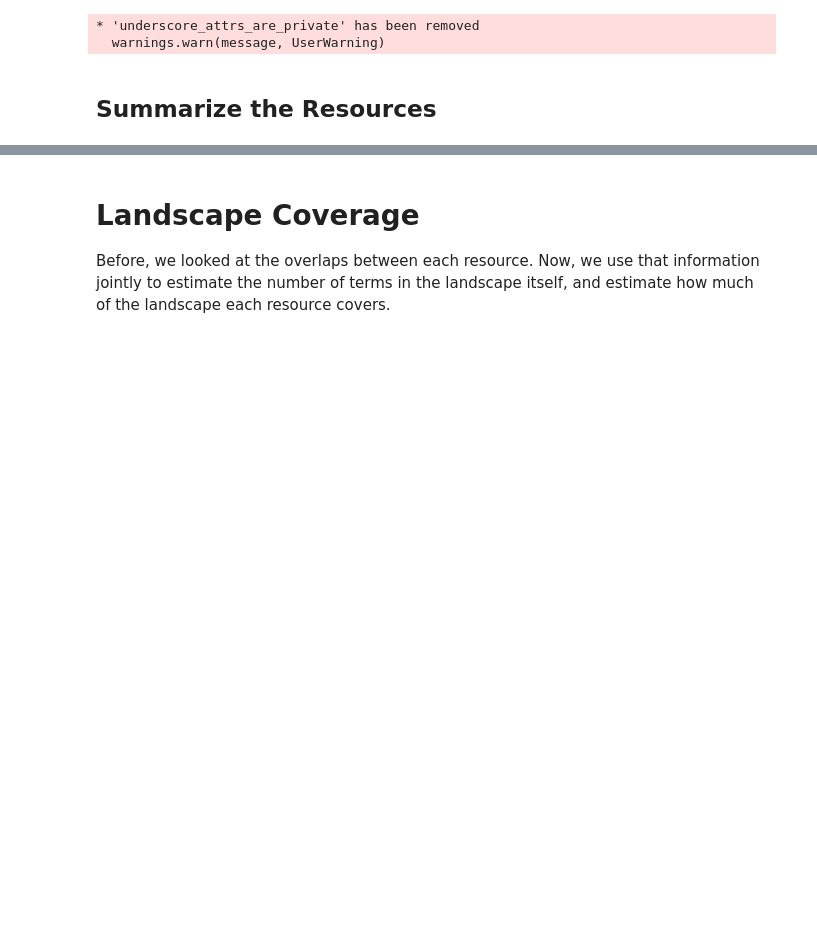
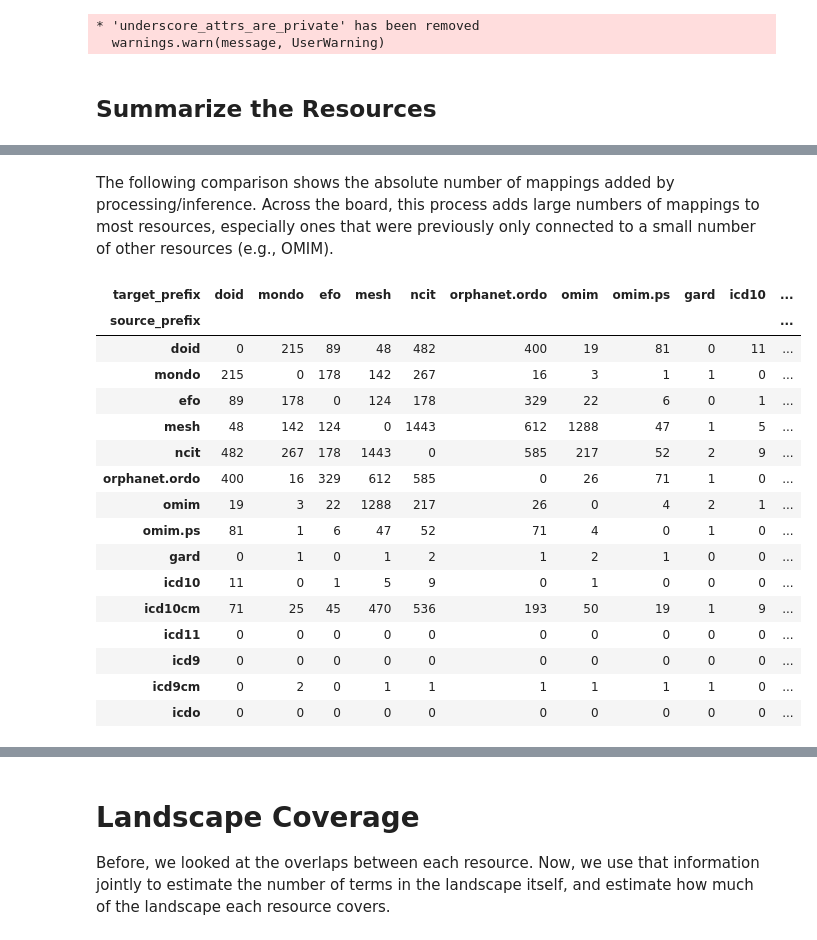
Before and after one commit to biopragmatics/semra, a Jupyter notebook: scripts/Disease Landscape Comparison.ipynb, the cells around one changed output, grey strips where cells are left out. Cells and saved outputs as stored; diff of their text form; code cells hidden in the pictures; blank space fills up the shorter version.

```diff
--- a/scripts/Disease Landscape Comparison.ipynb
+++ b/scripts/Disease Landscape Comparison.ipynb
@@ -232,0 +122,22 @@ SVG(draw_counter(symmetric, cls=nx.Graph, count_format=".2%", minimum_count=0.01
+# %% [markdown]
+The following comparison shows the absolute number of mappings added by processing/inference. Across the board, this process adds large numbers of mappings to most resources, especially ones that were previously only connected to a small number of other resources (e.g., OMIM).
+# %%
+overlap_results.gains_df
+# %% [output]
+| target_prefix | doid | mondo | efo | mesh | ncit | orphanet.ordo | omim | omim.ps | gard | icd10 | ... |
+| source_prefix |  |  |  |  |  |  |  |  |  |  | ... |
+| doid | 0 | 215 | 89 | 48 | 482 | 400 | 19 | 81 | 0 | 11 | ... |
+| mondo | 215 | 0 | 178 | 142 | 267 | 16 | 3 | 1 | 1 | 0 | ... |
+| efo | 89 | 178 | 0 | 124 | 178 | 329 | 22 | 6 | 0 | 1 | ... |
+| mesh | 48 | 142 | 124 | 0 | 1443 | 612 | 1288 | 47 | 1 | 5 | ... |
+| ncit | 482 | 267 | 178 | 1443 | 0 | 585 | 217 | 52 | 2 | 9 | ... |
+| orphanet.ordo | 400 | 16 | 329 | 612 | 585 | 0 | 26 | 71 | 1 | 0 | ... |
+| omim | 19 | 3 | 22 | 1288 | 217 | 26 | 0 | 4 | 2 | 1 | ... |
+| omim.ps | 81 | 1 | 6 | 47 | 52 | 71 | 4 | 0 | 1 | 0 | ... |
+| gard | 0 | 1 | 0 | 1 | 2 | 1 | 2 | 1 | 0 | 0 | ... |
+| icd10 | 11 | 0 | 1 | 5 | 9 | 0 | 1 | 0 | 0 | 0 | ... |
+| icd10cm | 71 | 25 | 45 | 470 | 536 | 193 | 50 | 19 | 1 | 9 | ... |
+| icd11 | 0 | 0 | 0 | 0 | 0 | 0 | 0 | 0 | 0 | 0 | ... |
+| icd9 | 0 | 0 | 0 | 0 | 0 | 0 | 0 | 0 | 0 | 0 | ... |
+| icd9cm | 0 | 2 | 0 | 1 | 1 | 1 | 1 | 1 | 1 | 0 | ... |
+| icdo | 0 | 0 | 0 | 0 | 0 | 0 | 0 | 0 | 0 | 0 | ... |
```
Also changed, not shown: parts of 23 cells of this notebook, 6 other files.
